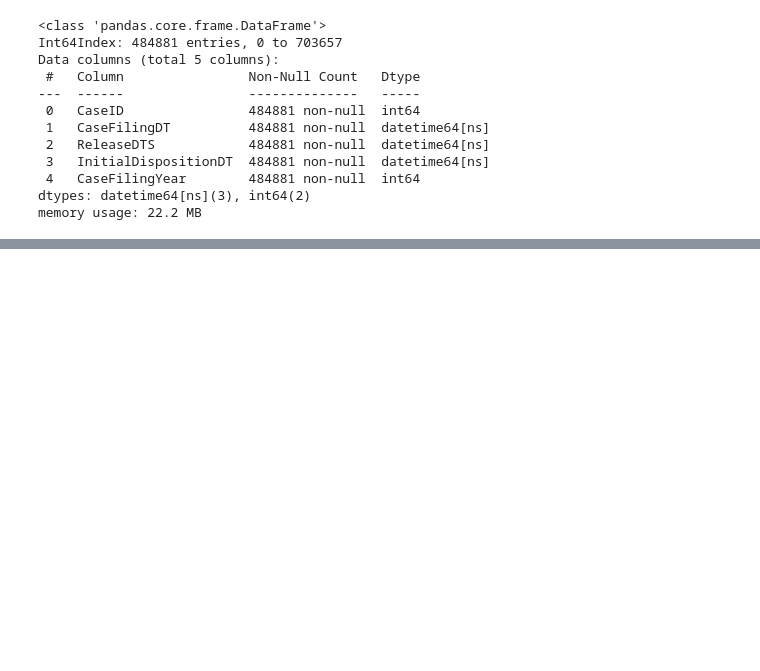
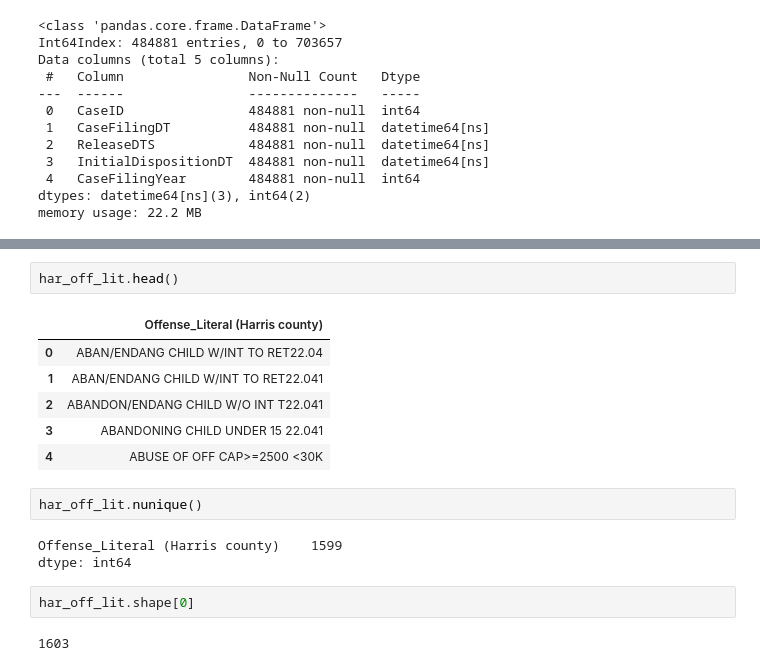
Before and after one commit to souravray97/Criminal-Justice-Analysis, a Jupyter notebook: CCD-EDA.ipynb, the cells around one changed output, grey strips where cells are left out. Saved outputs shown, nothing was run; the diff lists cells and outputs as text; blank space fills up the shorter version.

```diff
--- a/CCD-EDA.ipynb
+++ b/CCD-EDA.ipynb
@@ -571,0 +651,18 @@ final
+# %%
+har_off_lit.head()
+# %% [output]
+|  | Offense_Literal (Harris county) |
+| 0 | ABAN/ENDANG CHILD W/INT TO RET22.04 |
+| 1 | ABAN/ENDANG CHILD W/INT TO RET22.041 |
+| 2 | ABANDON/ENDANG CHILD W/O INT T22.041 |
+| 3 | ABANDONING CHILD UNDER 15 22.041 |
+| 4 | ABUSE OF OFF CAP>=2500 <30K |
+# %%
+har_off_lit.nunique()
+# %% [output]
+Offense_Literal (Harris county)    1599
+dtype: int64
+# %%
+har_off_lit.shape[0]
+# %% [output]
+1603
```
Also changed, not shown: parts of 71 cells of this notebook.
